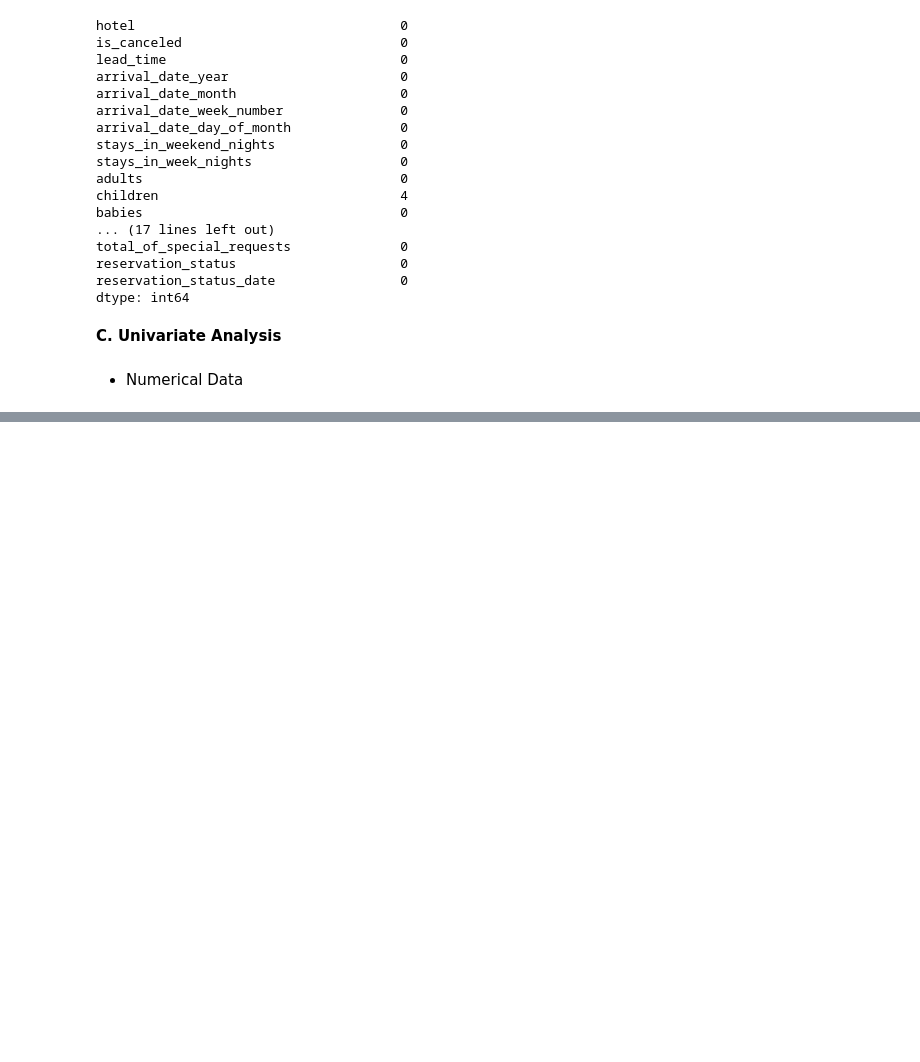
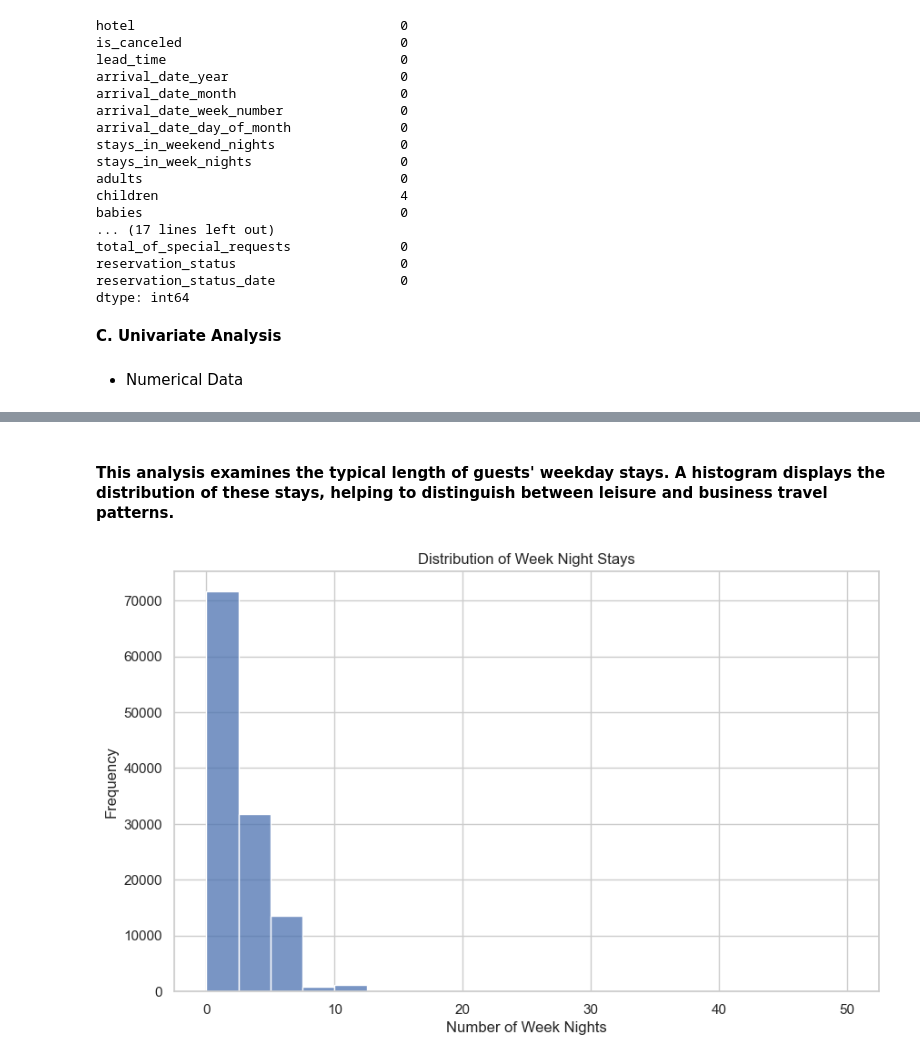
Before and after one commit to cmps460s24/mp-t9-amar-mohamed-osama-salman, a Jupyter notebook: project_new/project.ipynb, the cells around one changed output, grey strips where cells are left out. Cells and saved outputs as stored; diff of their text form; code cells hidden in the pictures; blank space fills up the shorter version.

```diff
--- a/project_new/project.ipynb
+++ b/project_new/project.ipynb
@@ -381,0 +376,12 @@ plt.show()
+# %% [markdown]
+#### This analysis examines the typical length of guests' weekday stays. A histogram displays the distribution of these stays, helping to distinguish between leisure and business travel patterns.
+# %%
+# Plot for Stays in Week Nights
+plt.figure(figsize=(10, 6))
+sns.histplot(df['stays_in_week_nights'], bins=20, kde=False)
+plt.title('Distribution of Week Night Stays')
+plt.xlabel('Number of Week Nights')
+plt.ylabel('Frequency')
+plt.show()
+# %% [output]
+[figure, added]
```
Also changed, not shown: parts of 15 cells of this notebook.
